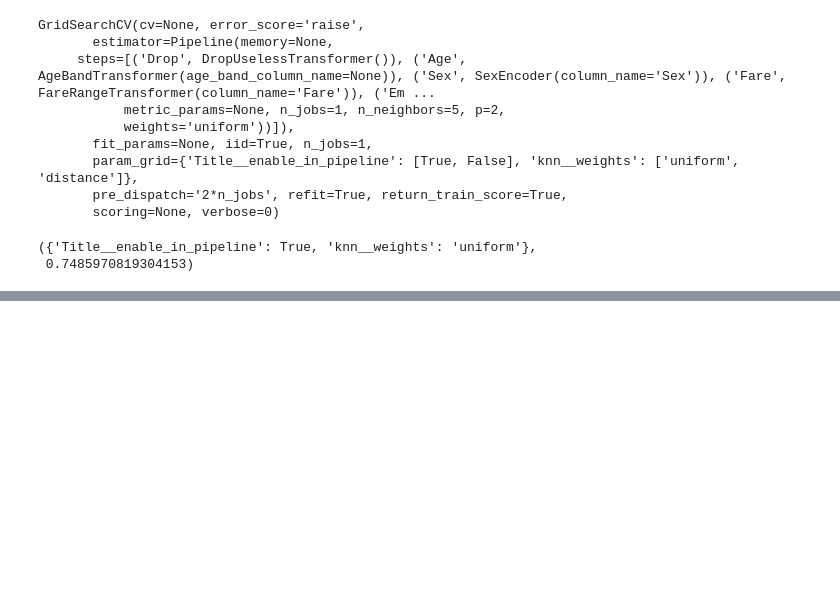
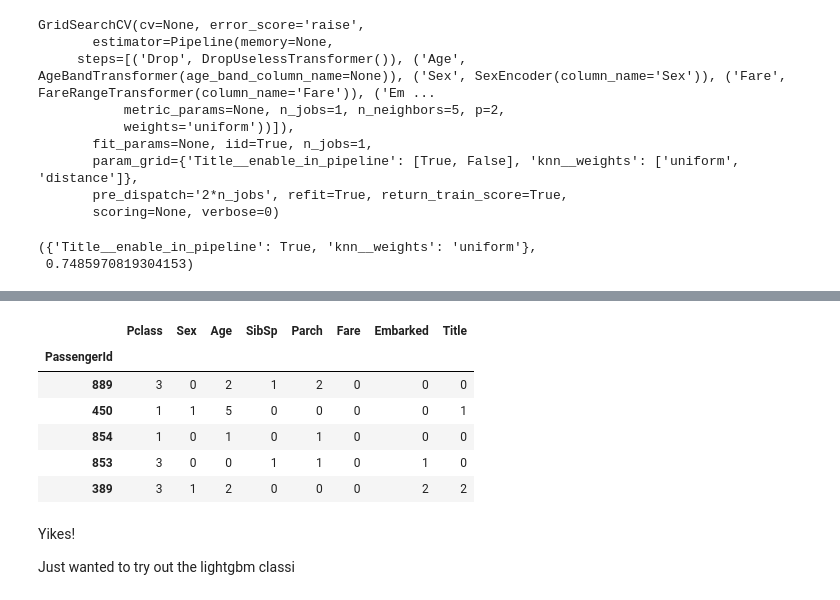
Before and after one commit to ThibaultHuyet/machine_learning, a Jupyter notebook: Notebooks/Titanic.ipynb, the cells around one changed output, grey strips where cells are left out. Saved outputs shown, nothing was run; the diff lists cells and outputs as text; code cells hidden in the pictures; blank space fills up the shorter version.

Commit message:
Playing with lightgbm

```diff
--- a/Notebooks/Titanic.ipynb
+++ b/Notebooks/Titanic.ipynb
@@ -800,3 +800,29 @@ titanic.head()
 | 3 | 1 | 3 | Heikkinen, Miss. Laina | female | 26.0 | 0 | 0 | STON/O2. 3101282 | 7.9250 | NaN | ... |
 | 4 | 1 | 1 | Futrelle, Mrs. Jacques Heath (Lil... | female | 35.0 | 1 | 0 | 113803 | 53.1000 | C123 | ... |
 | 5 | 0 | 3 | Allen, Mr. William Henry | male | 35.0 | 0 | 0 | 373450 | 8.0500 | NaN | ... |
+# %%
+titanic = copy
+X = titanic.drop('Survived', axis = 1)
+y = titanic['Survived']
+
+X_train, X_test, y_train, y_test = train_test_split(X, y,
+                                                    test_size = 0.1,
+                                                    random_state = 7)
+
+transform_pipeline = Pipeline([('Drop',   DropUselessTransformer()),
+                               ('Encoder', ColumnEncoder()),
+                               ('Age',    AgeBandTransformer('Age')),
+                               ('Fare',   FareRangeTransformer('Fare')),
+                               ('Title',  TitleTransformer())])
+
+X = transform_pipeline.transform(X_train)
+x_test = transform_pipeline.transform(X_test)
+X.head()
+# %% [output]
+|  | Pclass | Sex | Age | SibSp | Parch | Fare | Embarked | Title |
+| PassengerId |  |  |  |  |  |  |  |  |
+| 889 | 3 | 0 | 2 | 1 | 2 | 0 | 0 | 0 |
+| 450 | 1 | 1 | 5 | 0 | 0 | 0 | 0 | 1 |
+| 854 | 1 | 0 | 1 | 0 | 1 | 0 | 0 | 0 |
+| 853 | 3 | 0 | 0 | 1 | 1 | 0 | 1 | 0 |
+| 389 | 3 | 1 | 2 | 0 | 0 | 0 | 2 | 2 |
@@ -802,0 +857,4 @@ titanic.head()
+# %% [markdown]
+Yikes!
+
+Just wanted to try out the lightgbm classi
```
Also changed, not shown: parts of 9 cells of this notebook.
